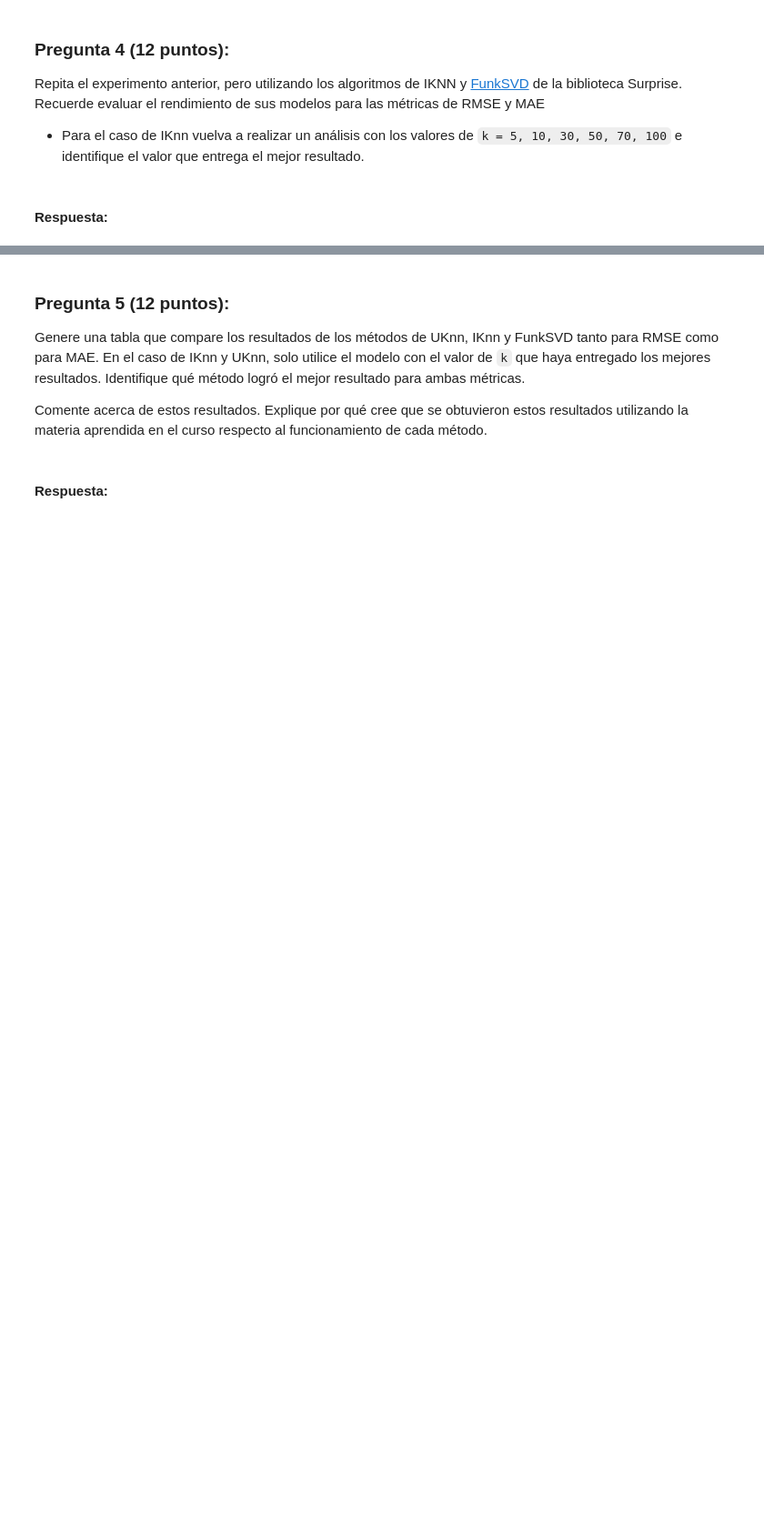
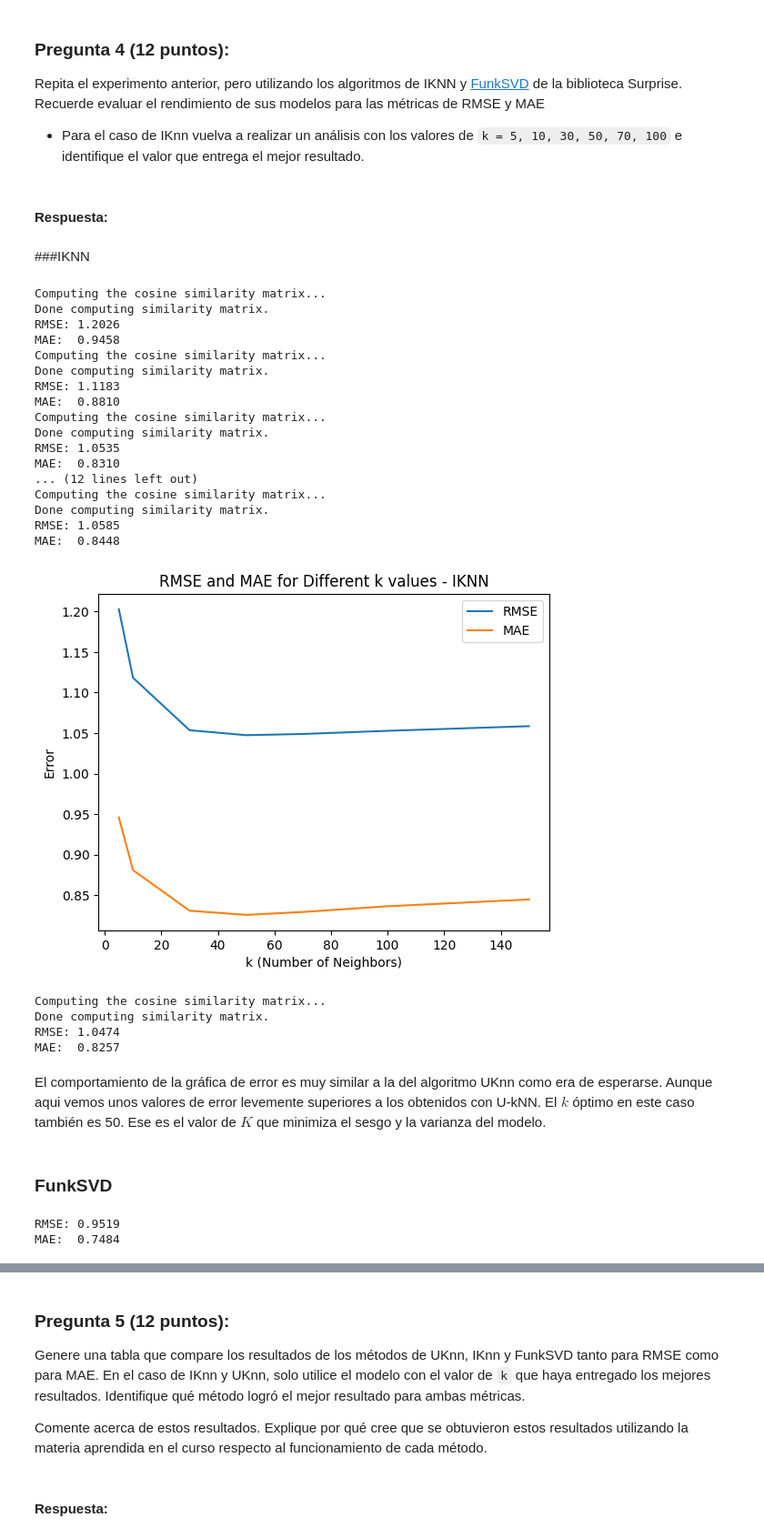
Before and after one commit to judbejaranota7/Universidad, a Jupyter notebook: Bimestre6/Sistemas_recomendadores/Tarea_1_Sis_recomendadores.ipynb, the cells around one changed output, grey strips where cells are left out. Shown at 91% size. Drawn from its saved outputs; the diff is of its cells as text; code cells hidden in the pictures; blank space fills up the shorter version.

```diff
--- a/Bimestre6/Sistemas_recomendadores/Tarea_1_Sis_recomendadores.ipynb
+++ b/Bimestre6/Sistemas_recomendadores/Tarea_1_Sis_recomendadores.ipynb
@@ -311,0 +514,8 @@ Escriba su respuesta en esta celda
+# %%
+#Almacenemos el RMSE y MAE para el k = 50 EN U-kNN
+
+myUserKnn50 = surprise.KNNBasic(k=50, sim_options={'name': 'cosine', 'user_based': True})
+myUserKnn50.fit(trainset)
+predictions_UKNN = myUserKnn50.test(testset)
+RMSE_UKNN= accuracy.rmse(predictions_UKNN)
+MAE_UKNN = accuracy.mae(predictions_UKNN)
@@ -317,3 +546,72 @@ Repita el experimento anterior, pero utilizando los algoritmos de IKNN y [FunkSV
 * Para el caso de IKnn vuelva a realizar un análisis con los valores de `k = 5, 10, 30, 50, 70, 100` e identifique el valor que entrega el mejor resultado.
 # %% [markdown]
 #### Respuesta:
+# %% [markdown]
+###IKNN
+# %%
+k_values = [5, 10, 30, 50, 70, 100, 150]  # definir distintos valores de vecinos (k)
+mae_values = []  # para almacenar resultados de MAE
+rmse_values = []  # para almacenar valores de RMSE
+
+for k in k_values:
+  myUserKnn = KNNBasic(k=k, sim_options={'name': 'cosine', 'user_based': False}) #Aqui se declara que no queremos UKNN sino IKNN
+  myUserKnn.fit(trainset)
+  predictions = myUserKnn.test(testset)
+  rmse_values.append(accuracy.rmse(predictions))
+  mae_values.append(accuracy.mae(predictions))
+
+
+plt.plot(k_values, rmse_values, label='RMSE')
+plt.plot(k_values, mae_values, label='MAE')
+plt.xlabel('k (Number of Neighbors)')
+plt.ylabel('Error')
+plt.title('RMSE and MAE for Different k values - IKNN')
+plt.legend()
+plt.show()
+# %% [output]
+Computing the cosine similarity matrix...
+Done computing similarity matrix.
+RMSE: 1.2026
+MAE:  0.9458
+Computing the cosine similarity matrix...
+Done computing similarity matrix.
+RMSE: 1.1183
+MAE:  0.8810
+Computing the cosine similarity matrix...
+Done computing similarity matrix.
+RMSE: 1.0535
+MAE:  0.8310
+... (12 lines left out)
+Computing the cosine similarity matrix...
+Done computing similarity matrix.
+RMSE: 1.0585
+MAE:  0.8448
+[figure, added]
+# %%
+#Almacenemos el RMSE y MAE para el k = 50 EN I-kNN
+
+myIKnn50 = surprise.KNNBasic(k=50, sim_options={'name': 'cosine', 'user_based': False})
+myIKnn50.fit(trainset)
+predictions_iKNN = myIKnn50.test(testset)
+RMSE_iKNN= accuracy.rmse(predictions_iKNN)
+MAE_iKNN = accuracy.mae(predictions_iKNN)
+# %% [output]
+Computing the cosine similarity matrix...
+Done computing similarity matrix.
+RMSE: 1.0474
+MAE:  0.8257
+# %% [markdown]
+El comportamiento de la gráfica de error es muy similar a la del algoritmo UKnn como era de esperarse. Aunque aqui vemos unos valores de error levemente superiores a los obtenidos con U-kNN. El $k$ óptimo en este caso también es 50. Ese es el valor de $K$ que minimiza el sesgo y la varianza del modelo.
+# %% [markdown]
+### FunkSVD
+# %%
+from surprise import SVD
+
+algo = SVD()
+algo.fit(trainset)
+predictions_SVD = algo.test(testset)
+RMSE_SVD = accuracy.rmse(predictions_SVD)
+MAE_SVD = accuracy.mae(predictions_SVD)
+# %% [output]
+RMSE: 0.9519
+MAE:  0.7484
```
Also changed, not shown: parts of 44 cells of this notebook, 1 other file.
